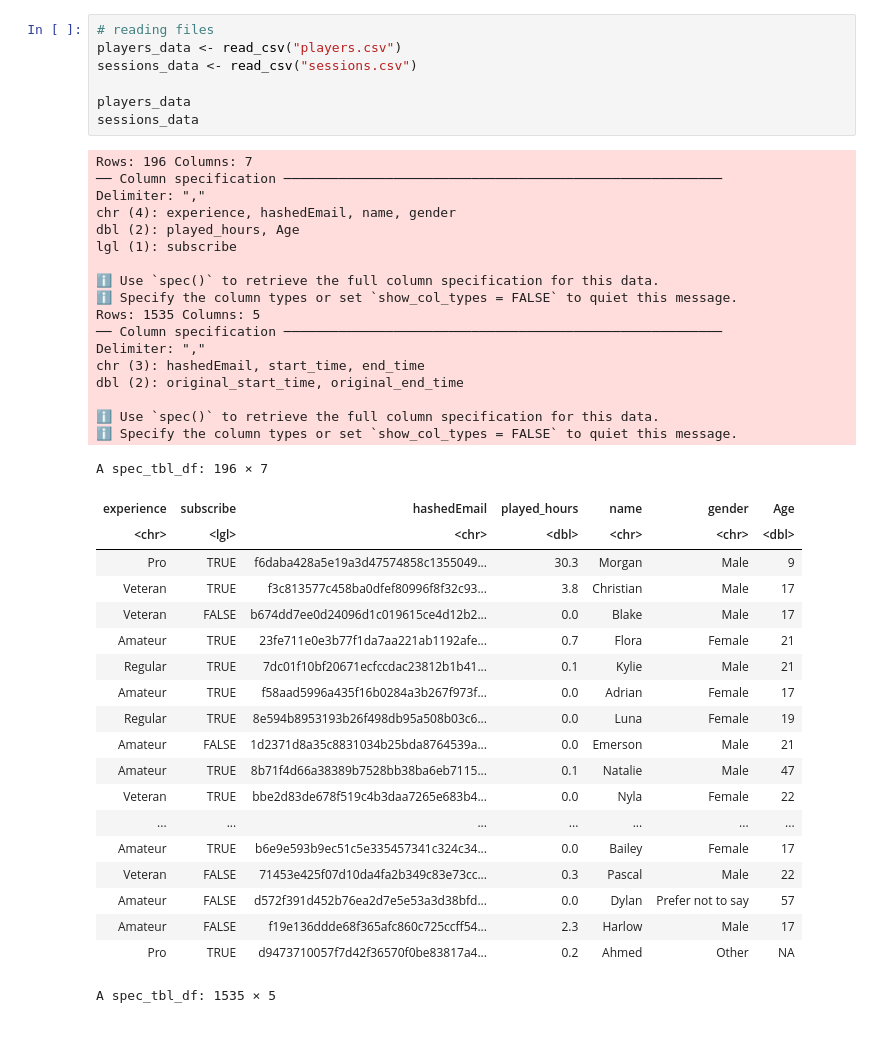
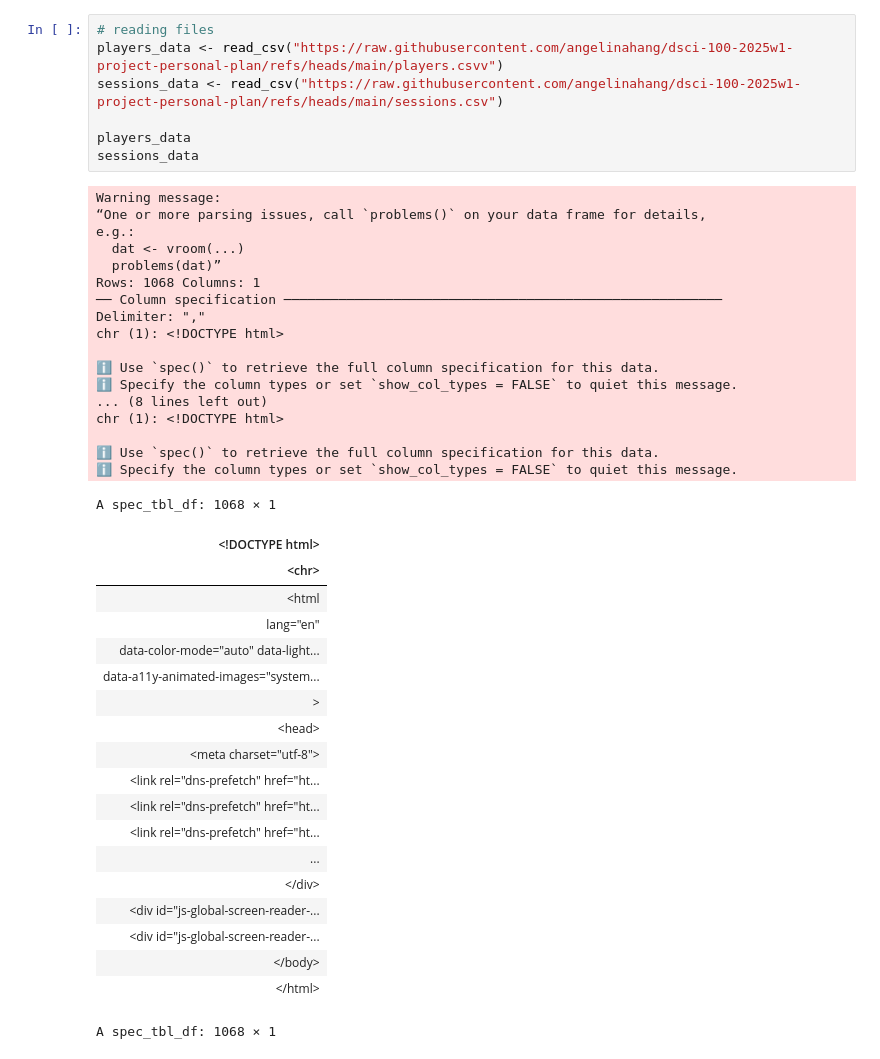
Before and after one commit to angelinahang/dsci-100-2025w1-project-personal-plan-group-42, a Jupyter notebook: ahang_plan.ipynb, the cells around one changed output. Cells and saved outputs as stored; diff of their text form.

Commit message:
changed the link to read data properly

```diff
--- a/ahang_plan.ipynb
+++ b/ahang_plan.ipynb
@@ -25,45 +7,45 @@ library(RColorBrewer)
 # %%
 # reading files
-players_data <- read_csv("players.csv")
-sessions_data <- read_csv("sessions.csv")
+players_data <- read_csv("https://raw.githubusercontent.com/angelinahang/dsci-100-2025w1-project-personal-plan/refs/heads/main/players.csvv")
+sessions_data <- read_csv("https://raw.githubusercontent.com/angelinahang/dsci-100-2025w1-project-personal-plan/refs/heads/main/sessions.csv")
 
 players_data
 sessions_data
 # %% [output]
-Rows: 196 Columns: 7
+Warning message:
+“One or more parsing issues, call `problems()` on your data frame for details,
+e.g.:
+  dat <- vroom(...)
+  problems(dat)”
+Rows: 1068 Columns: 1
 ── Column specification ────────────────────────────────────────────────────────
 Delimiter: ","
-chr (4): experience, hashedEmail, name, gender
-dbl (2): played_hours, Age
-lgl (1): subscribe
+chr (1): <!DOCTYPE html>
 
 ℹ Use `spec()` to retrieve the full column specification for this data.
 ℹ Specify the column types or set `show_col_types = FALSE` to quiet this message.
-Rows: 1535 Columns: 5
-── Column specification ────────────────────────────────────────────────────────
-Delimiter: ","
-chr (3): hashedEmail, start_time, end_time
-dbl (2): original_start_time, original_end_time
+... (8 lines left out)
+chr (1): <!DOCTYPE html>
 
 ℹ Use `spec()` to retrieve the full column specification for this data.
 ℹ Specify the column types or set `show_col_types = FALSE` to quiet this message.
-A spec_tbl_df: 196 × 7
+A spec_tbl_df: 1068 × 1
-| experience | subscribe | hashedEmail | played_hours | name | gender | Age |
-| <chr> | <lgl> | <chr> | <dbl> | <chr> | <chr> | <dbl> |
-| Pro | TRUE | f6daba428a5e19a3d47574858c1355049... | 30.3 | Morgan | Male | 9 |
-| Veteran | TRUE | f3c813577c458ba0dfef80996f8f32c93... | 3.8 | Christian | Male | 17 |
-| Veteran | FALSE | b674dd7ee0d24096d1c019615ce4d12b2... | 0.0 | Blake | Male | 17 |
-| Amateur | TRUE | 23fe711e0e3b77f1da7aa221ab1192afe... | 0.7 | Flora | Female | 21 |
-| Regular | TRUE | 7dc01f10bf20671ecfccdac23812b1b41... | 0.1 | Kylie | Male | 21 |
-| Amateur | TRUE | f58aad5996a435f16b0284a3b267f973f... | 0.0 | Adrian | Female | 17 |
-| Regular | TRUE | 8e594b8953193b26f498db95a508b03c6... | 0.0 | Luna | Female | 19 |
-| Amateur | FALSE | 1d2371d8a35c8831034b25bda8764539a... | 0.0 | Emerson | Male | 21 |
-| Amateur | TRUE | 8b71f4d66a38389b7528bb38ba6eb7115... | 0.1 | Natalie | Male | 47 |
-| Veteran | TRUE | bbe2d83de678f519c4b3daa7265e683b4... | 0.0 | Nyla | Female | 22 |
-| ... | ... | ... | ... | ... | ... | ... |
-| Amateur | TRUE | b6e9e593b9ec51c5e335457341c324c34... | 0.0 | Bailey | Female | 17 |
-| Veteran | FALSE | 71453e425f07d10da4fa2b349c83e73cc... | 0.3 | Pascal | Male | 22 |
-| Amateur | FALSE | d572f391d452b76ea2d7e5e53a3d38bfd... | 0.0 | Dylan | Prefer not to say | 57 |
-| Amateur | FALSE | f19e136ddde68f365afc860c725ccff54... | 2.3 | Harlow | Male | 17 |
-| Pro | TRUE | d9473710057f7d42f36570f0be83817a4... | 0.2 | Ahmed | Other | NA |
+| <!DOCTYPE html> |
+| <chr> |
+| <html |
+| lang="en" |
+| data-color-mode="auto" data-light... |
+| data-a11y-animated-images="system... |
+| > |
+| <head> |
+| <meta charset="utf-8"> |
+| <link rel="dns-prefetch" href="ht... |
+| <link rel="dns-prefetch" href="ht... |
+| <link rel="dns-prefetch" href="ht... |
+| ... |
+| </div> |
+| <div id="js-global-screen-reader-... |
+| <div id="js-global-screen-reader-... |
+| </body> |
+| </html> |
-A spec_tbl_df: 1535 × 5
+A spec_tbl_df: 1068 × 1
```
Also changed, not shown: parts of 2 cells of this notebook.
